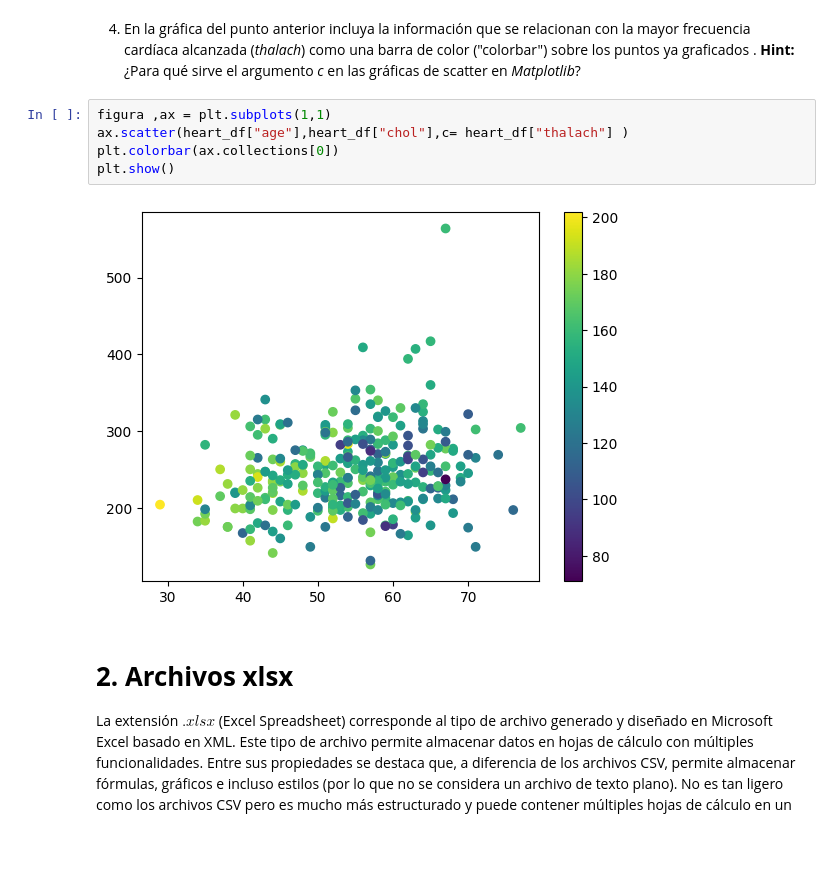
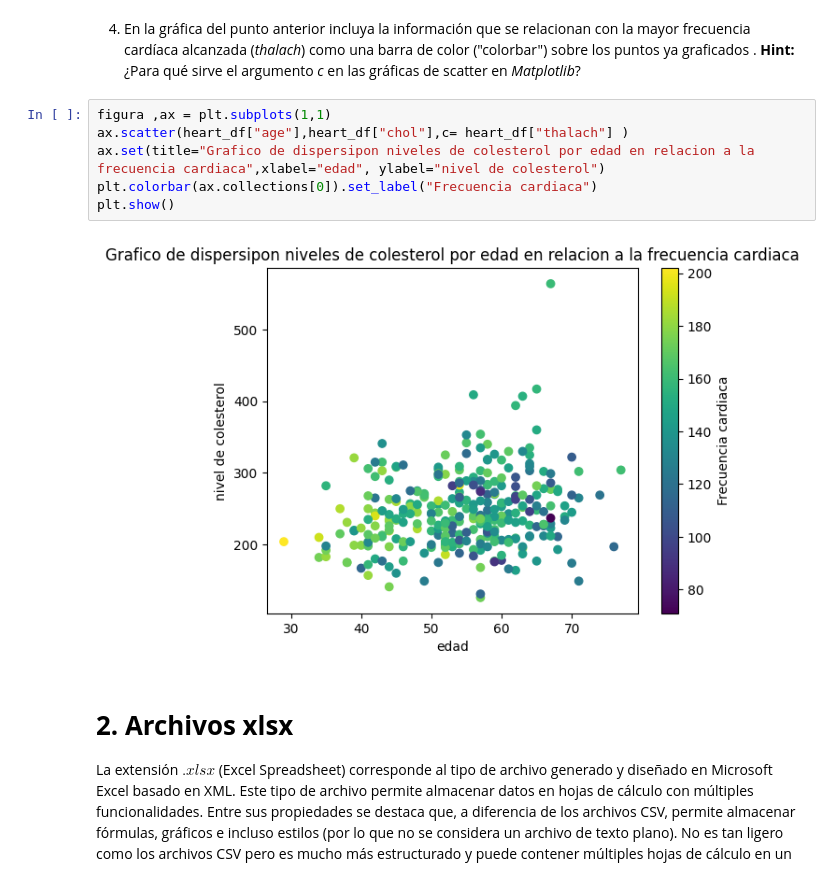
Before and after one commit to JuanDavidforhuerf/lab-3-FML, a Jupyter notebook: Laboratorio_3_20261.ipynb, the cells around one changed output. Drawn from its saved outputs; the diff is of its cells as text; blank space fills up the shorter version.

```diff
--- a/Laboratorio_3_20261.ipynb
+++ b/Laboratorio_3_20261.ipynb
@@ -103,10 +102,11 @@ heart_df.plot.scatter(x ="age",y ="chol" ,figsize=(8,5), xlabel="edad", ylabel=
 # %%
 figura ,ax = plt.subplots(1,1)
 ax.scatter(heart_df["age"],heart_df["chol"],c= heart_df["thalach"] )
-plt.colorbar(ax.collections[0])
+ax.set(title="Grafico de dispersipon niveles de colesterol por edad en relacion a la frecuencia cardiaca",xlabel="edad", ylabel="nivel de colesterol")
+plt.colorbar(ax.collections[0]).set_label("Frecuencia cardiaca")
 plt.show()
 # %% [output]
-[figure, old version]
+[figure, new version]
 # %% [markdown]
 # **2. Archivos xlsx**
 
```
Also changed, not shown: parts of 1 cell of this notebook.
